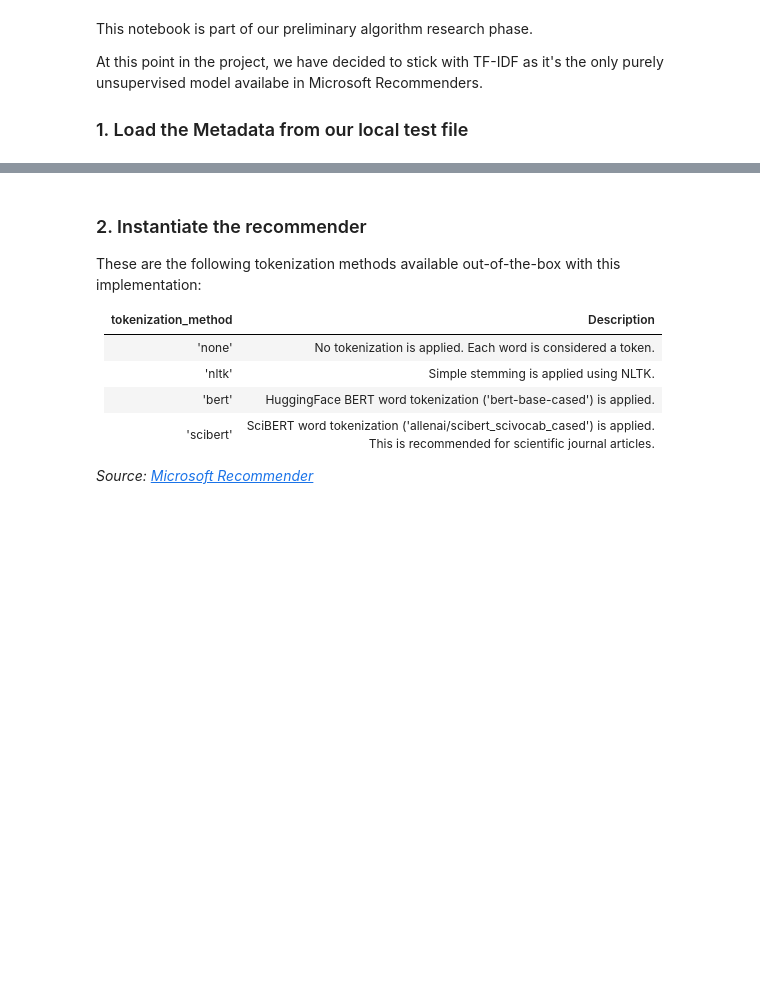
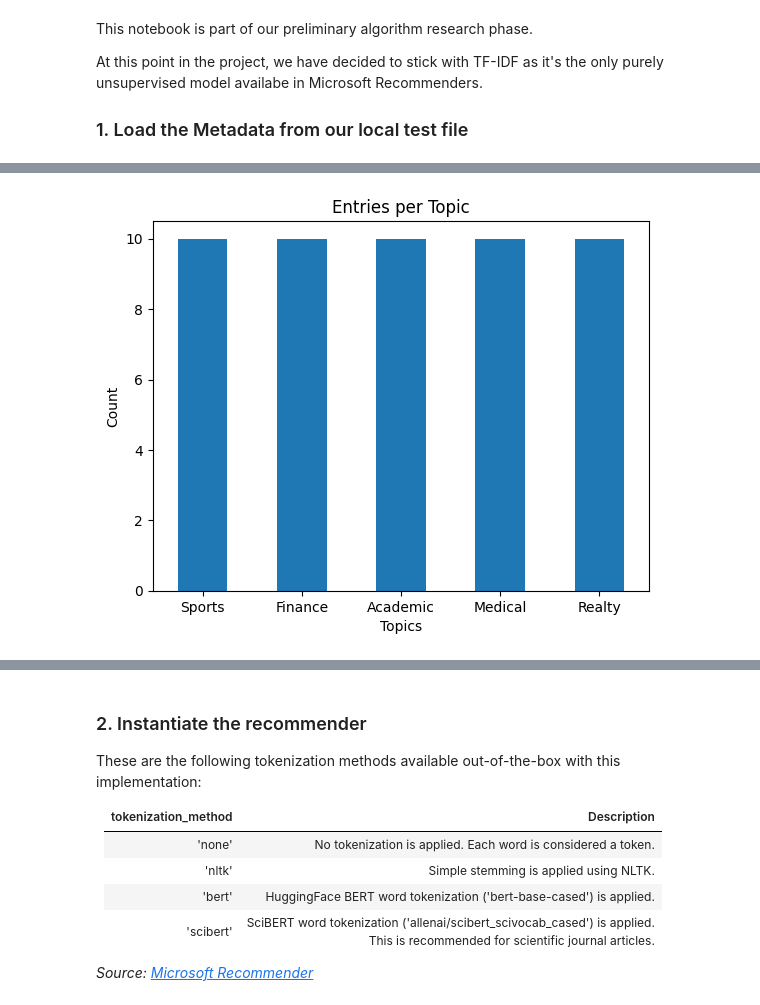
Before and after one commit to iSkytran/data-gandalf, a Jupyter notebook: notebooks/TFIDF.ipynb, the cells around one changed output, grey strips where cells are left out. Saved outputs shown, nothing was run; the diff lists cells and outputs as text; code cells hidden in the pictures; blank space fills up the shorter version.

Commit message:
initial working TDIDF model with new mock data

```diff
--- a/notebooks/TFIDF.ipynb
+++ b/notebooks/TFIDF.ipynb
@@ -26,0 +17,3 @@ Number of entries in metadata dataset: 50
+# %%
+metadata = pd.read_csv(Path("mock_data/mock_data_v3.csv"))
+metadata.head()
@@ -26,0 +49,11 @@ Number of entries in metadata dataset: 50
+# %%
+topic_counts = metadata['Topic'].value_counts()
+
+topic_counts.plot(kind='bar')
+plt.title('Entries per Topic')
+plt.xlabel('Topics')
+plt.ylabel('Count')
+plt.xticks(rotation=0)
+plt.show()
+# %% [output]
+[figure, added]
```
Also changed, not shown: parts of 17 cells of this notebook, 2 other files.
